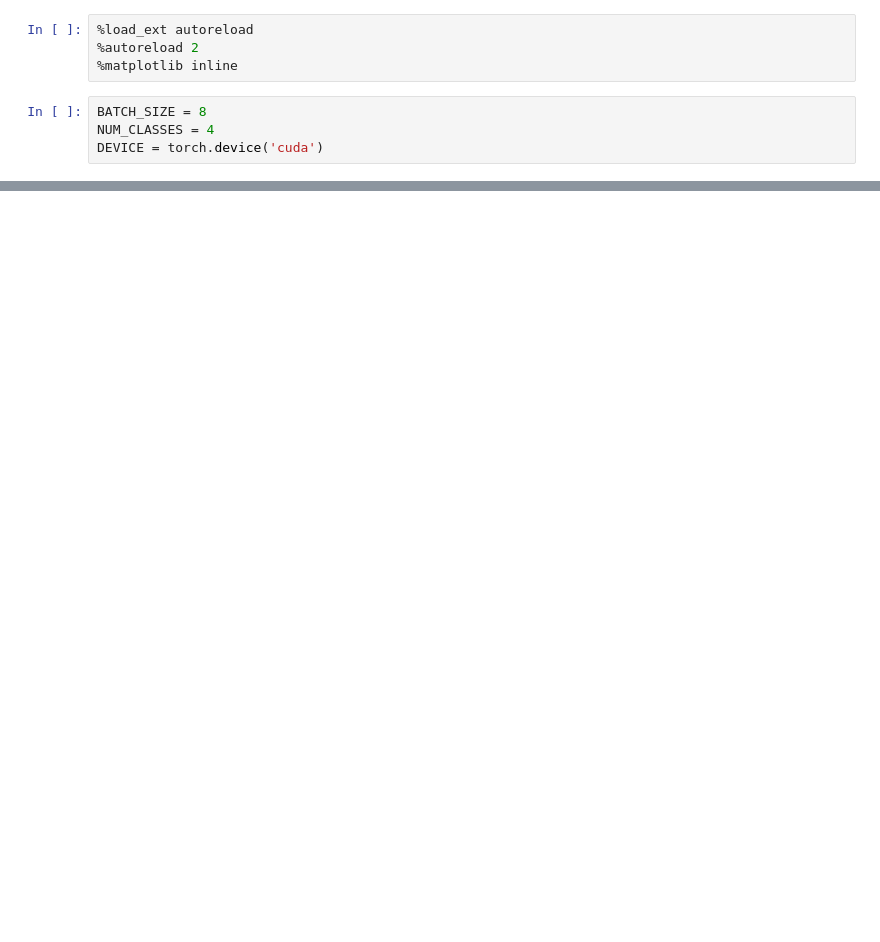
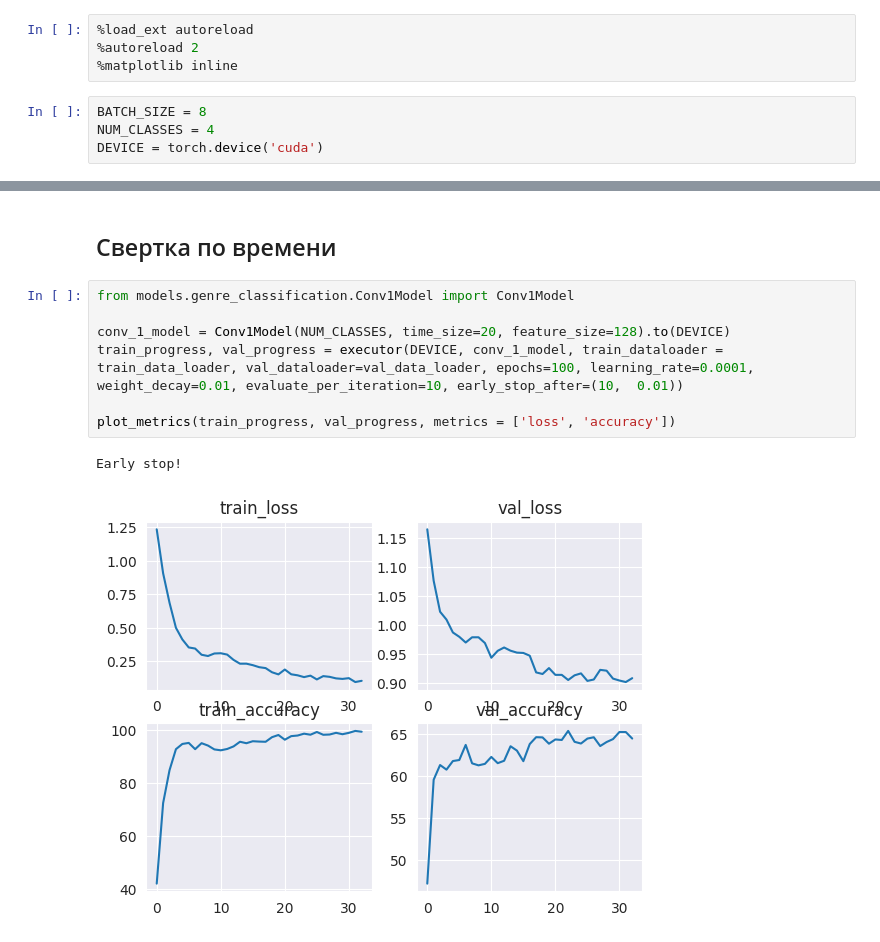
Before and after one commit to Sergey-Baranenkov/mag_coursework, a Jupyter notebook: decade_classification/decade_classification_vggish.ipynb, the cells around one changed output, grey strips where cells are left out. Saved outputs shown, nothing was run; the diff lists cells and outputs as text; blank space fills up the shorter version.

```diff
--- a/decade_classification/decade_classification_vggish.ipynb
+++ b/decade_classification/decade_classification_vggish.ipynb
@@ -28,0 +88,12 @@ def transform_idx_to_label(x):
+# %% [markdown]
+## Свертка по времени
+# %%
+from models.genre_classification.Conv1Model import Conv1Model
+
+conv_1_model = Conv1Model(NUM_CLASSES, time_size=20, feature_size=128).to(DEVICE)
+train_progress, val_progress = executor(DEVICE, conv_1_model, train_dataloader = train_data_loader, val_dataloader=val_data_loader, epochs=100, learning_rate=0.0001, weight_decay=0.01, evaluate_per_iteration=10, early_stop_after=(10,  0.01))
+
+plot_metrics(train_progress, val_progress, metrics = ['loss', 'accuracy'])
+# %% [output]
+Early stop!
+[figure, added]
```
Also changed, not shown: parts of 18 cells of this notebook, 6 other files.
